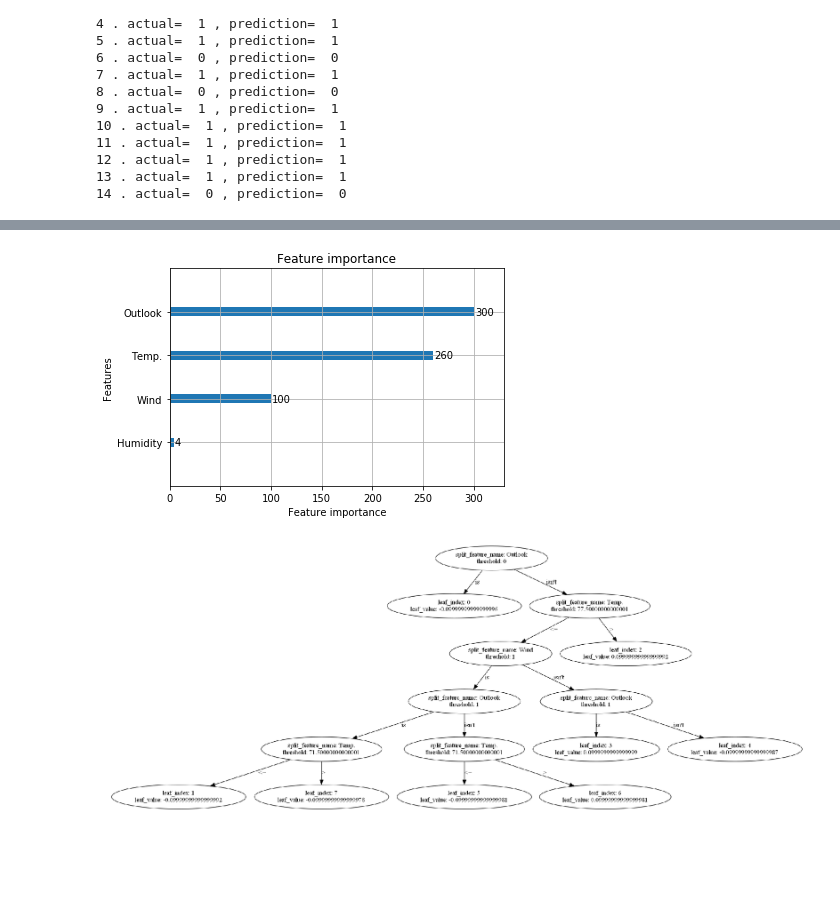
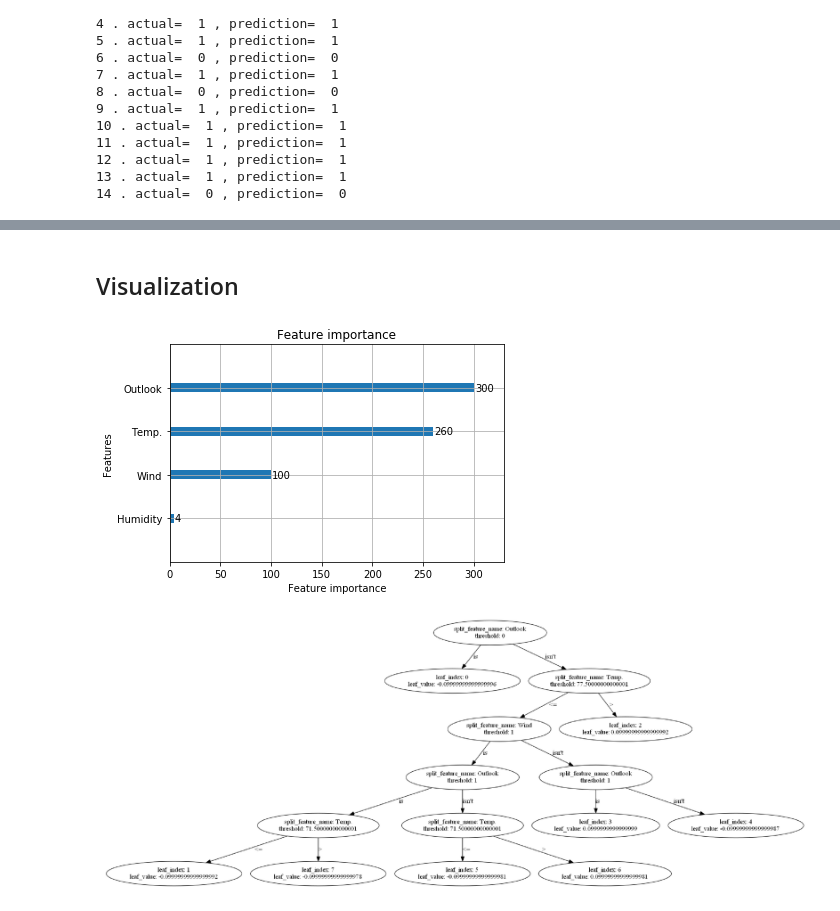
Before and after one commit to serengil/decision-trees-for-ml, a Jupyter notebook: python/LightGBM/LightGBM.ipynb, the cells around one changed output, grey strips where cells are left out. Saved outputs shown, nothing was run; the diff lists cells and outputs as text; code cells hidden in the pictures; blank space fills up the shorter version.

```diff
--- a/python/LightGBM/LightGBM.ipynb
+++ b/python/LightGBM/LightGBM.ipynb
@@ -205,14 +232,16 @@ for index, instance in dataset.iterrows():
+# %% [markdown]
+## Visualization
 # %%
 if plotTree == True:
 
     ax = lgb.plot_importance(gbm, max_num_features=10)
     plt.show()
 
-    fig_size = [30, 20]
+    fig_size = [50, 30]
     plt.rcParams["figure.figsize"] = fig_size
 
     ax = lgb.plot_tree(gbm)
     plt.show()
 # %% [output]
 [figure]
-[figure, old version]
+[figure, new version]
```
Also changed, not shown: parts of 7 cells of this notebook.
